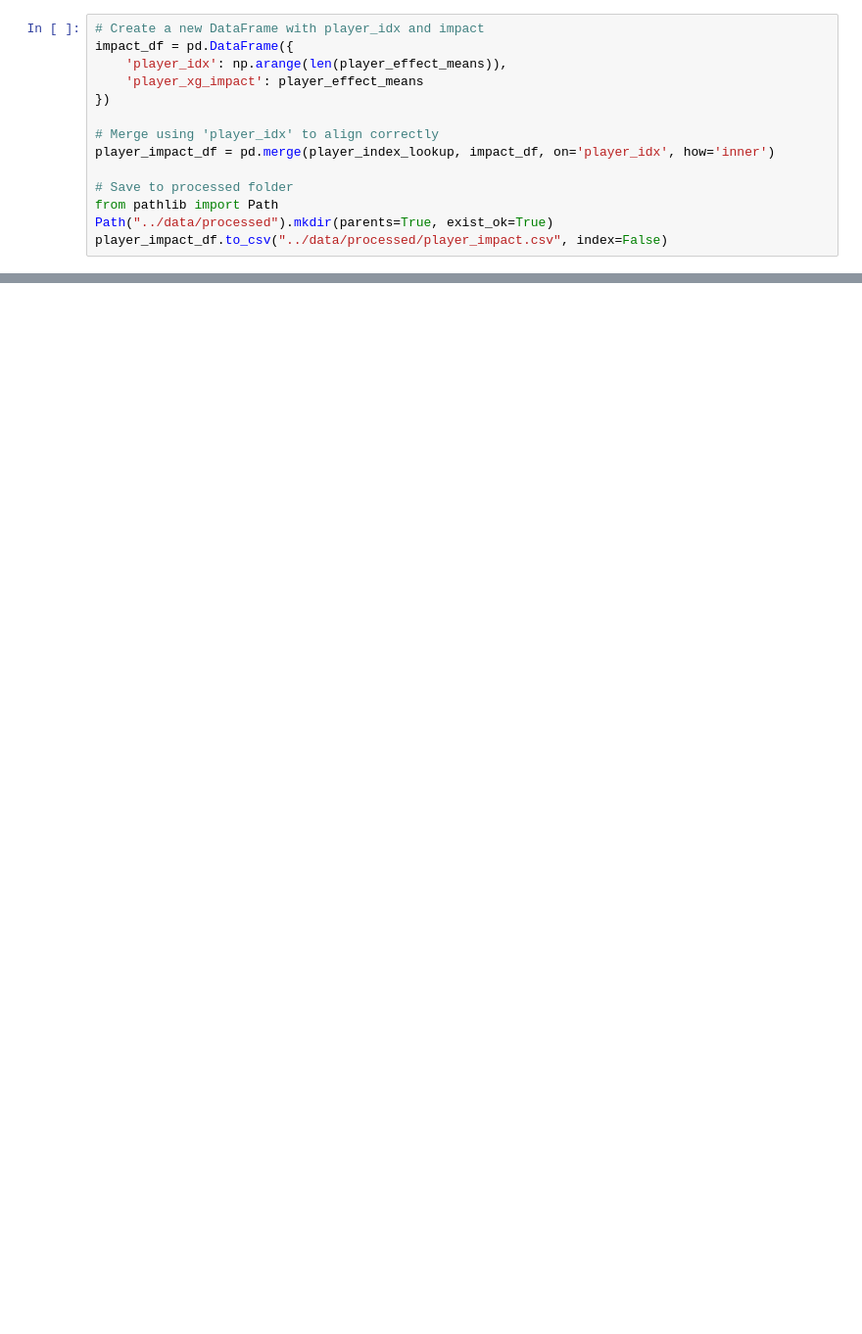
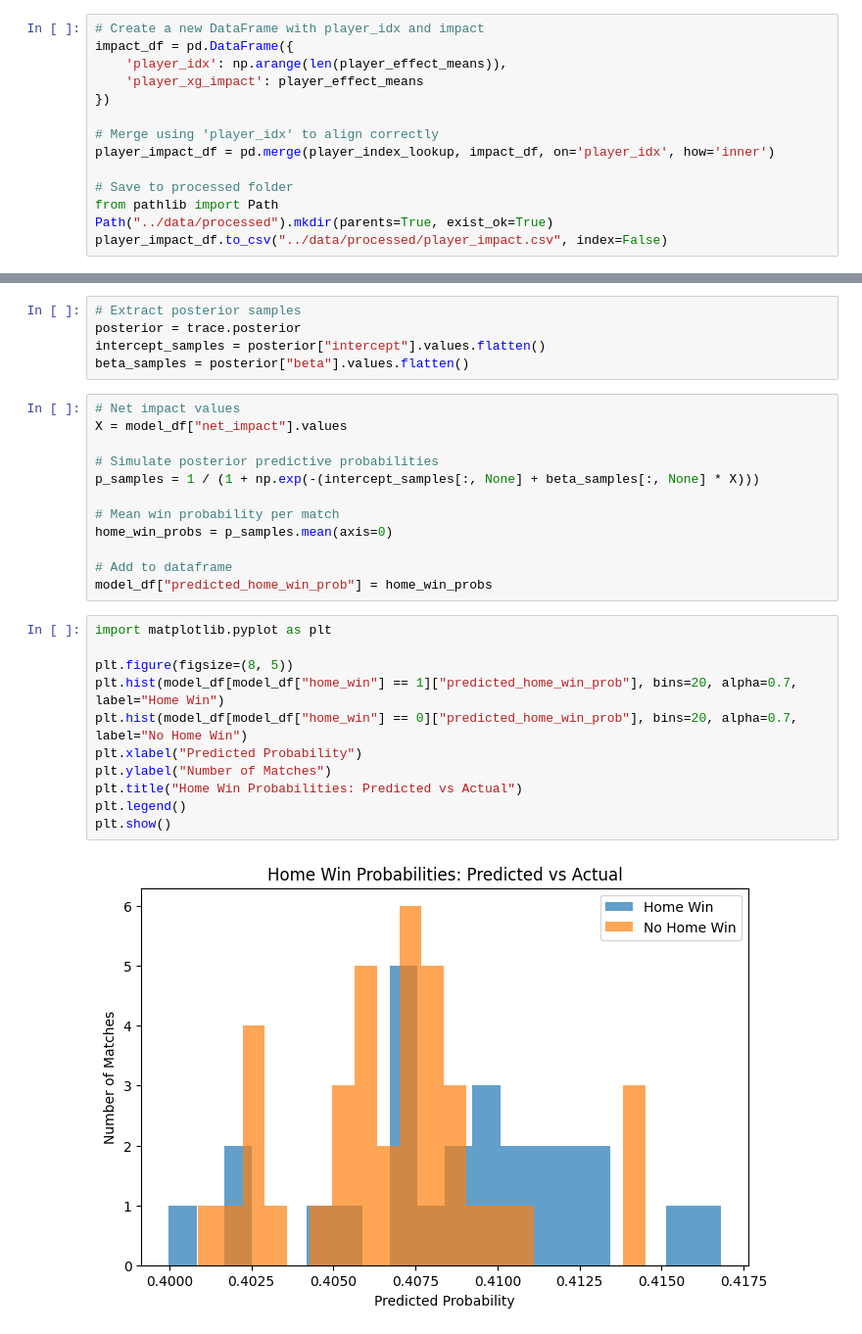
Before and after one commit to shriharshapatil/bayesball_plus-, a Jupyter notebook: notebooks/04_match_outcome_prediction.ipynb, the cells around one changed output, grey strips where cells are left out. Shown at 98% size. Saved outputs shown, nothing was run; the diff lists cells and outputs as text; blank space fills up the shorter version.

```diff
--- a/notebooks/04_match_outcome_prediction.ipynb
+++ b/notebooks/04_match_outcome_prediction.ipynb
@@ -44,0 +266,30 @@ player_impact_df.to_csv("../data/processed/player_impact.csv", index=False)
+# %%
+# Extract posterior samples
+posterior = trace.posterior
+intercept_samples = posterior["intercept"].values.flatten()
+beta_samples = posterior["beta"].values.flatten()
+# %%
+# Net impact values
+X = model_df["net_impact"].values
+
+# Simulate posterior predictive probabilities
+p_samples = 1 / (1 + np.exp(-(intercept_samples[:, None] + beta_samples[:, None] * X)))
+
+# Mean win probability per match
+home_win_probs = p_samples.mean(axis=0)
+
+# Add to dataframe
+model_df["predicted_home_win_prob"] = home_win_probs
+# %%
+import matplotlib.pyplot as plt
+
+plt.figure(figsize=(8, 5))
+plt.hist(model_df[model_df["home_win"] == 1]["predicted_home_win_prob"], bins=20, alpha=0.7, label="Home Win")
+plt.hist(model_df[model_df["home_win"] == 0]["predicted_home_win_prob"], bins=20, alpha=0.7, label="No Home Win")
+plt.xlabel("Predicted Probability")
+plt.ylabel("Number of Matches")
+plt.title("Home Win Probabilities: Predicted vs Actual")
+plt.legend()
+plt.show()
+# %% [output]
+[figure, added]
```
Also changed, not shown: parts of 23 cells of this notebook, 3 other files.
